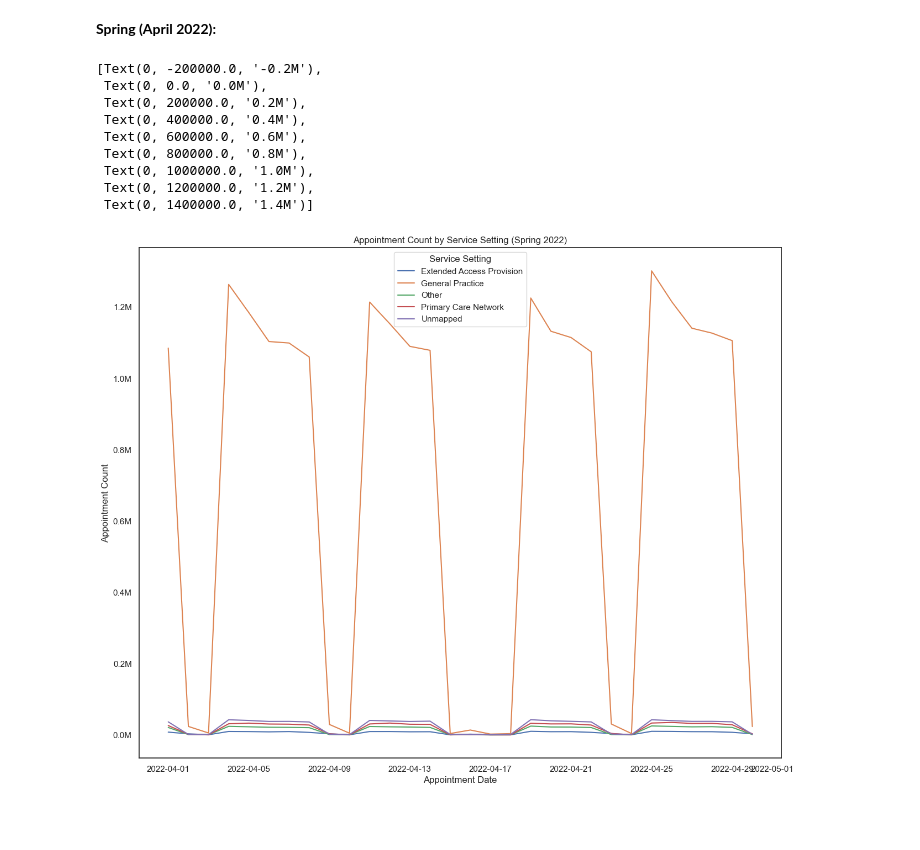
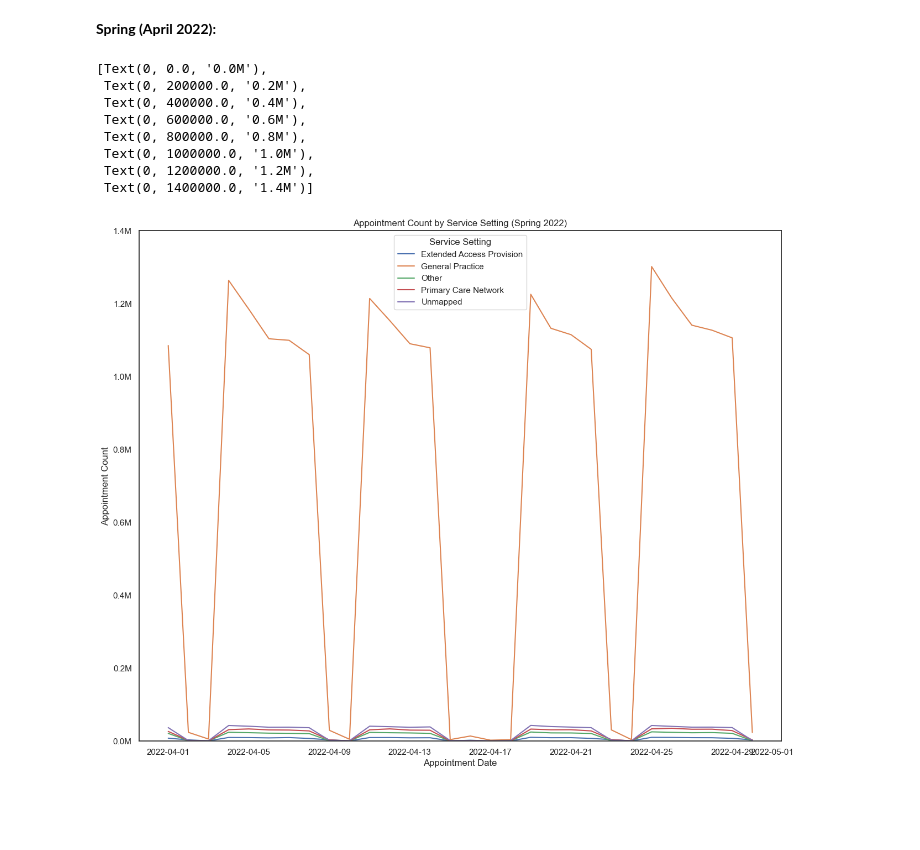
Before and after one commit to suki-w/LSE_DA_NHS_analysis, a Jupyter notebook: Suki_Wong_DA201_Assignment_Notebook.ipynb, the cells around one changed output. Saved outputs shown, nothing was run; the diff lists cells and outputs as text; code cells hidden in the pictures.

```diff
--- a/Suki_Wong_DA201_Assignment_Notebook.ipynb
+++ b/Suki_Wong_DA201_Assignment_Notebook.ipynb
@@ -638,22 +640,22 @@ winter_plot.set_yticklabels(ylabels)
 # %%
 # Look at April 2022 in more detail to allow a closer look.
 # Create a lineplot.
 spring_plot = sns.lineplot(x='appointment_date', y='count_of_appointments', data=nc_ss_day[nc_ss_day['appointment_month']==('2022-04')],hue ='service_setting',ci=None)
 spring_plot.set(xlabel = "Appointment Date", ylabel = "Appointment Count", title="Appointment Count by Service Setting (Spring 2022)")
 plt.legend(title="Service Setting", loc='best')
+spring_plot.set(ylim = (0,1400000))
 ylabels = ['{:,.1f}'.format(x) + 'M' for x in spring_plot.get_yticks()/1000000]
 spring_plot.set_yticklabels(ylabels)
 # %% [output]
-[Text(0, -200000.0, '-0.2M'),
- Text(0, 0.0, '0.0M'),
+[Text(0, 0.0, '0.0M'),
  Text(0, 200000.0, '0.2M'),
  Text(0, 400000.0, '0.4M'),
  Text(0, 600000.0, '0.6M'),
  Text(0, 800000.0, '0.8M'),
  Text(0, 1000000.0, '1.0M'),
  Text(0, 1200000.0, '1.2M'),
  Text(0, 1400000.0, '1.4M')]
-[figure, old version]
+[figure, new version]
 # %% [markdown]
 #
 # %% [markdown]
```
Also changed, not shown: parts of 11 cells of this notebook.
